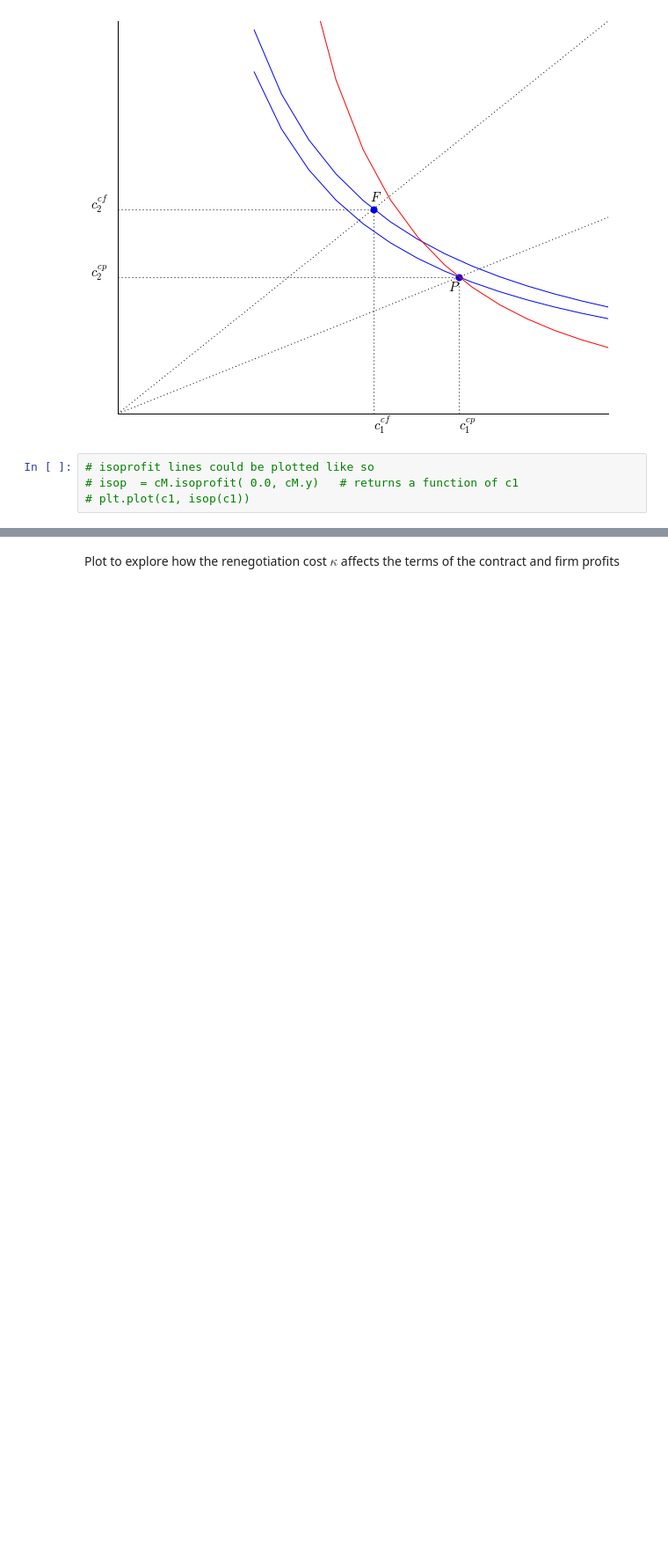
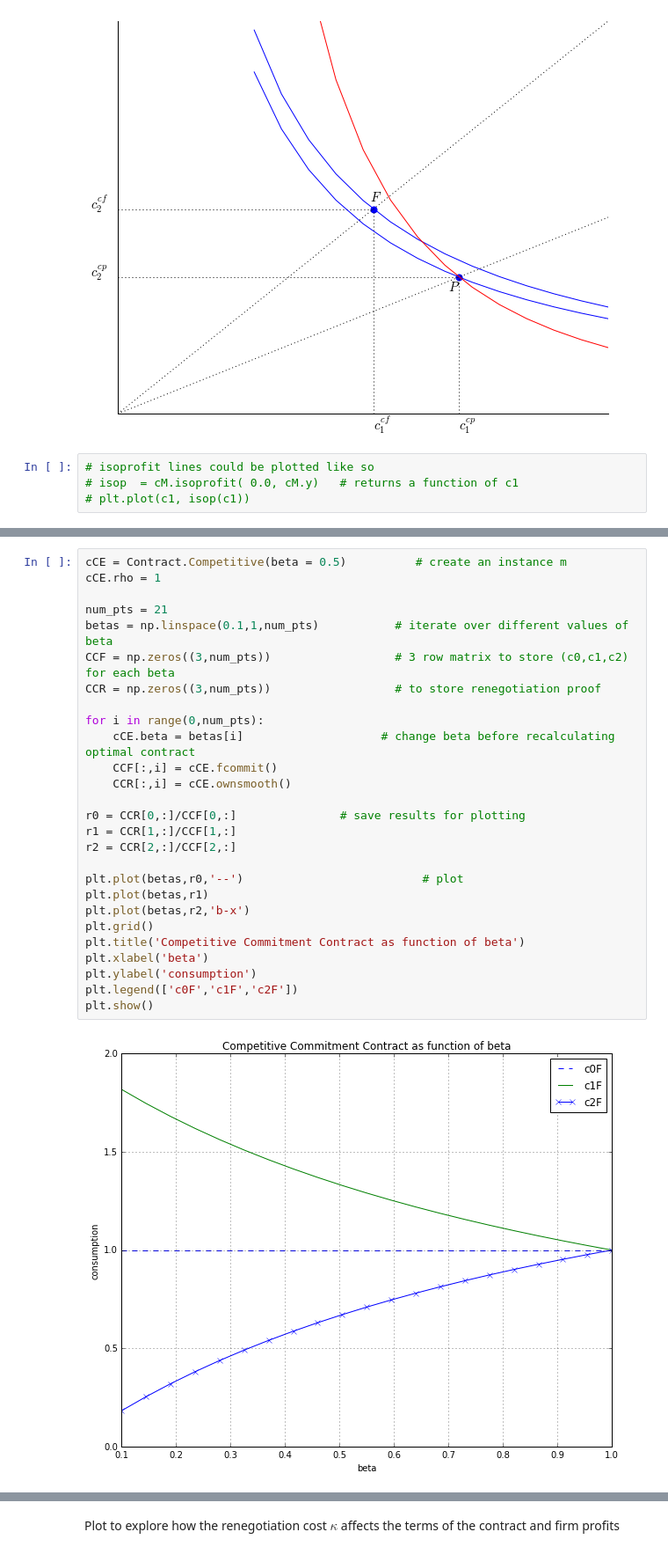
Before and after one commit to jhconning/renegotiation, a Jupyter notebook: competitive-nber.ipynb, the cells around one changed output, grey strips where cells are left out. Shown at 88% size. Saved outputs shown, nothing was run; the diff lists cells and outputs as text; blank space fills up the shorter version.

```diff
--- a/competitive-nber.ipynb
+++ b/competitive-nber.ipynb
@@ -292,0 +300,29 @@ plt.show()
+# %%
+cCE = Contract.Competitive(beta = 0.5)          # create an instance m
+cCE.rho = 1
+
+num_pts = 21
+betas = np.linspace(0.1,1,num_pts)           # iterate over different values of beta
+CCF = np.zeros((3,num_pts))                  # 3 row matrix to store (c0,c1,c2) for each beta
+CCR = np.zeros((3,num_pts))                  # to store renegotiation proof
+
+for i in range(0,num_pts):
+    cCE.beta = betas[i]                    # change beta before recalculating optimal contract
+    CCF[:,i] = cCE.fcommit()
+    CCR[:,i] = cCE.ownsmooth()
+
+r0 = CCR[0,:]/CCF[0,:]               # save results for plotting
+r1 = CCR[1,:]/CCF[1,:]
+r2 = CCR[2,:]/CCF[2,:]
+
+plt.plot(betas,r0,'--')                          # plot
+plt.plot(betas,r1)
+plt.plot(betas,r2,'b-x')
+plt.grid()
+plt.title('Competitive Commitment Contract as function of beta')
+plt.xlabel('beta')
+plt.ylabel('consumption')
+plt.legend(['c0F','c1F','c2F'])
+plt.show()
+# %% [output]
+[figure, added]
```
Also changed, not shown: parts of 16 cells of this notebook.
